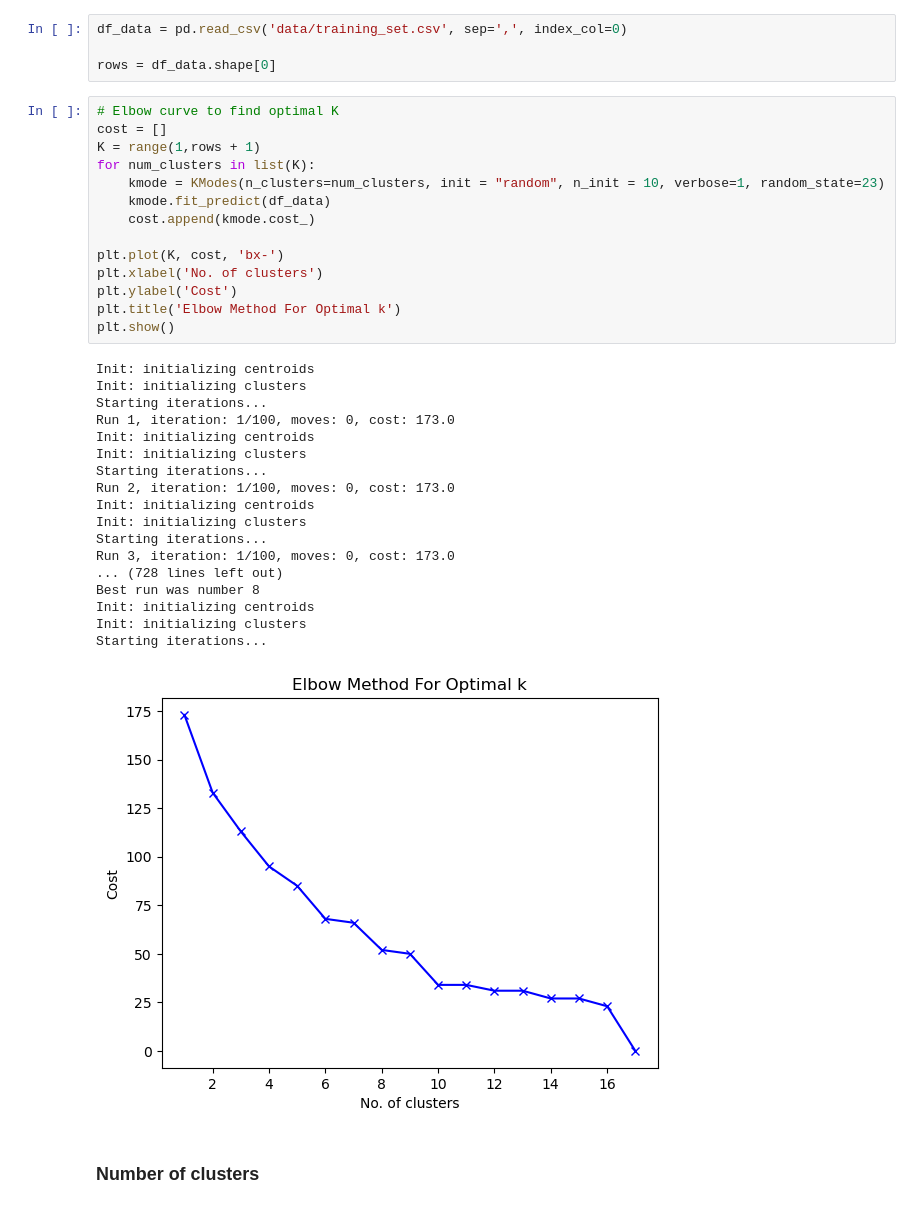
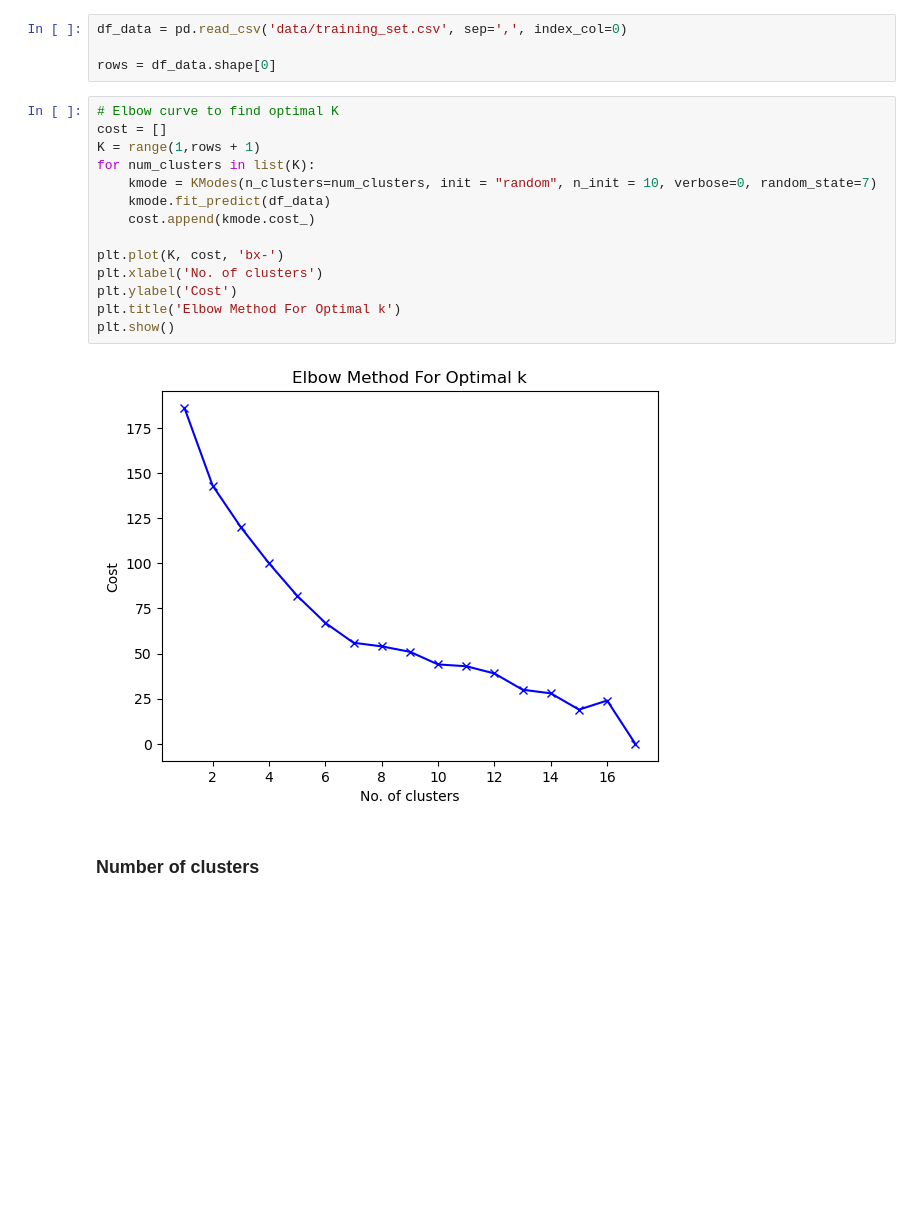
Before and after one commit to StefMiya/TL_Team5, a Jupyter notebook: learn.ipynb, the cells around one changed output. Saved outputs shown, nothing was run; the diff lists cells and outputs as text; blank space fills up the shorter version.

Commit message:
tweaked random_state to have 7 clusters :-)

```diff
--- a/learn.ipynb
+++ b/learn.ipynb
@@ -13,36 +13,19 @@ rows = df_data.shape[0]
 # %%
 # Elbow curve to find optimal K
 cost = []
 K = range(1,rows + 1)
 for num_clusters in list(K):
-    kmode = KModes(n_clusters=num_clusters, init = "random", n_init = 10, verbose=1, random_state=23)
+    kmode = KModes(n_clusters=num_clusters, init = "random", n_init = 10, verbose=0, random_state=7)
     kmode.fit_predict(df_data)
     cost.append(kmode.cost_)
 
 plt.plot(K, cost, 'bx-')
 plt.xlabel('No. of clusters')
 plt.ylabel('Cost')
 plt.title('Elbow Method For Optimal k')
 plt.show()
 # %% [output]
-Init: initializing centroids
-Init: initializing clusters
-Starting iterations...
-Run 1, iteration: 1/100, moves: 0, cost: 173.0
-Init: initializing centroids
-Init: initializing clusters
-Starting iterations...
-Run 2, iteration: 1/100, moves: 0, cost: 173.0
-Init: initializing centroids
-Init: initializing clusters
-Starting iterations...
-Run 3, iteration: 1/100, moves: 0, cost: 173.0
-... (728 lines left out)
-Best run was number 8
-Init: initializing centroids
-Init: initializing clusters
-Starting iterations...
-[figure, old version]
+[figure, new version]
 # %% [markdown]
 ### Number of clusters
 # %%
```
Also changed, not shown: parts of 2 cells of this notebook.
